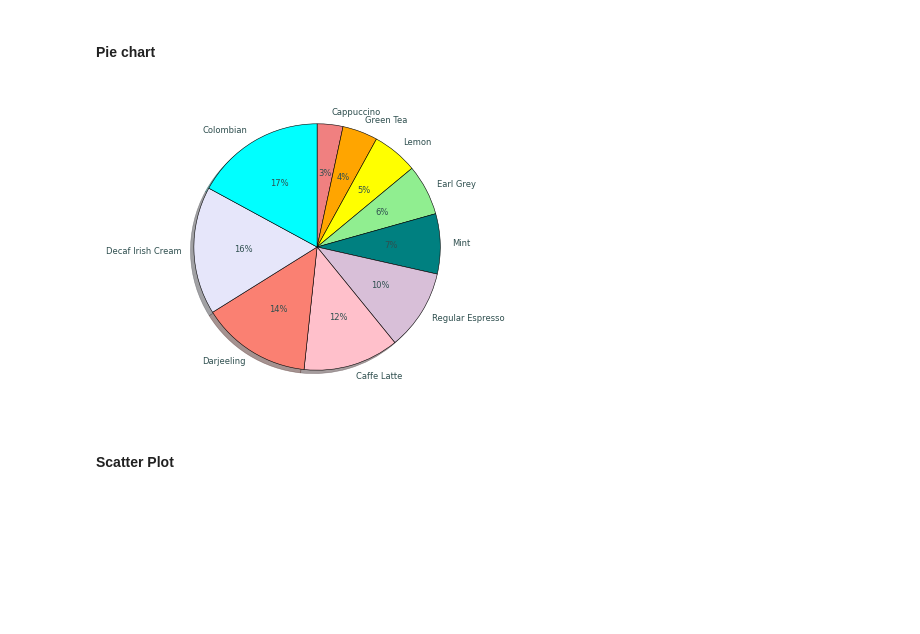
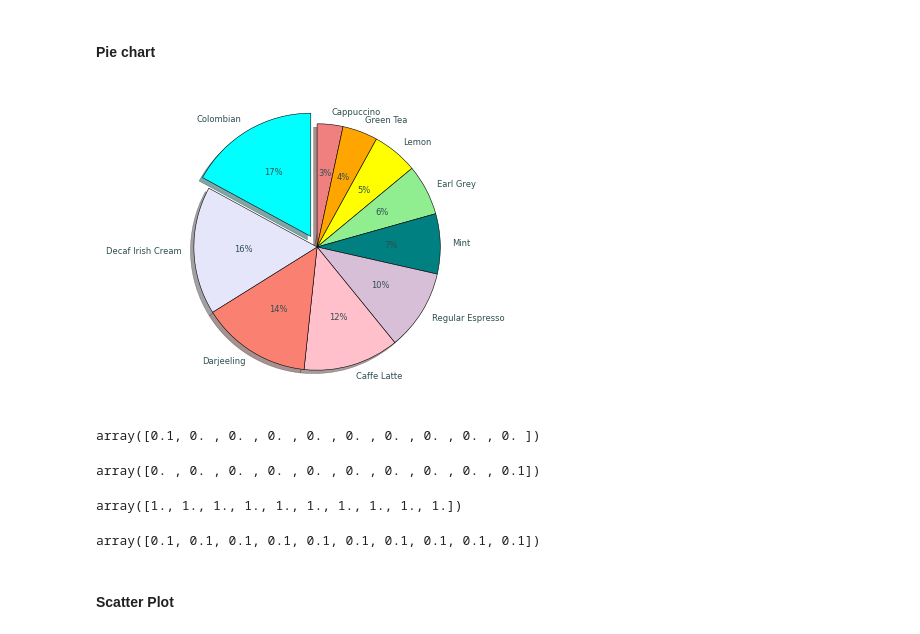
Before and after one commit to knowledge-corner/CGI_19_may_25, a Jupyter notebook: Classwork/Classwork Notebook.ipynb, the cells around one changed output. Saved outputs shown, nothing was run; the diff lists cells and outputs as text; code cells hidden in the pictures; blank space fills up the shorter version.

```diff
--- a/Classwork/Classwork Notebook.ipynb
+++ b/Classwork/Classwork Notebook.ipynb
@@ -1404,11 +1404,27 @@ cols = ['lightcoral', 'orange', 'yellow', 'lightgreen', 'teal', 'thistle', 'pink
 # %%
 plt.figure(figsize = (4, 4))
 plt.pie(sales[s_ord], labels=products[s_ord], startangle=90, counterclock=False, shadow = True,
-       autopct="%1d%%", colors = cols,
+       autopct="%1d%%", colors = cols, explode=np.append(np.zeros(9), 0.1),
        wedgeprops={'edgecolor': "black", "linewidth" : 0.4},
        textprops = {"fontsize" : 6, "color" : "darkslategrey"})
 plt.show()
 # %% [output]
-[figure, old version]
+[figure, new version]
+# %%
+np.insert(np.zeros(9), 0, 0.1)
+# %% [output]
+array([0.1, 0. , 0. , 0. , 0. , 0. , 0. , 0. , 0. , 0. ])
+# %%
+np.append(np.zeros(9), 0.1)
+# %% [output]
+array([0. , 0. , 0. , 0. , 0. , 0. , 0. , 0. , 0. , 0.1])
+# %%
+np.ones(10)
+# %% [output]
+array([1., 1., 1., 1., 1., 1., 1., 1., 1., 1.])
+# %%
+np.full(10, 0.1)
+# %% [output]
+array([0.1, 0.1, 0.1, 0.1, 0.1, 0.1, 0.1, 0.1, 0.1, 0.1])
 # %% [markdown]
 #### Scatter Plot
```
Also changed, not shown: parts of 2 cells of this notebook.
